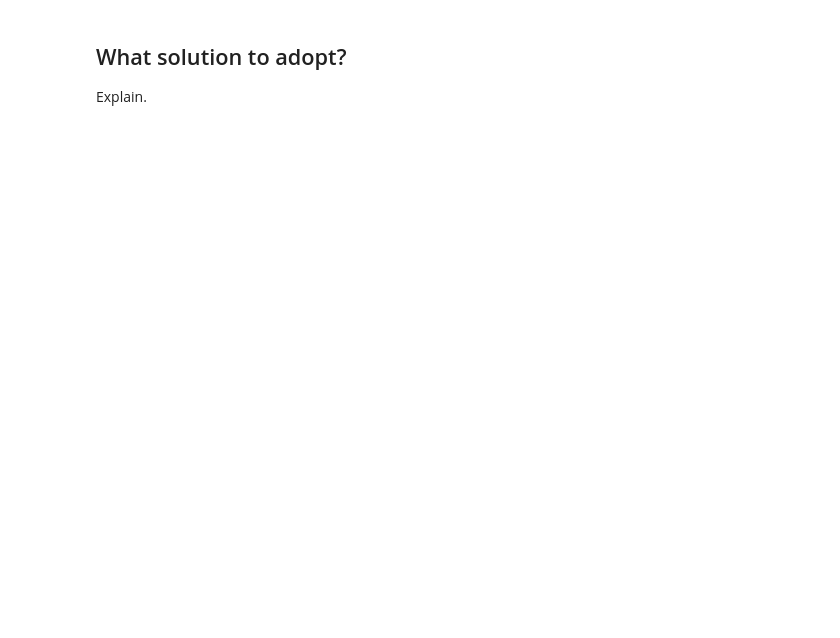
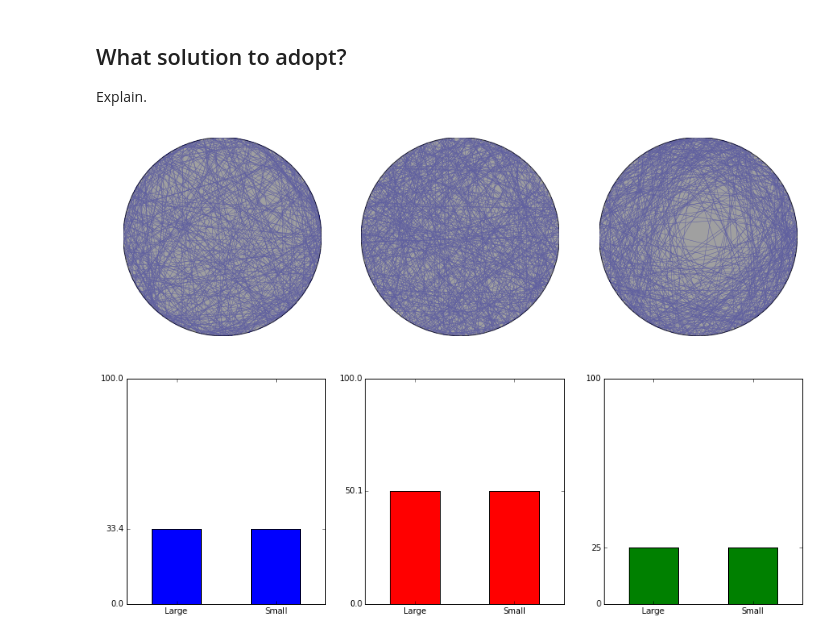
Before and after one commit to mmathioudakis/probability_playground, a Jupyter notebook: probability_playground.ipynb, the cells around one changed output. Drawn from its saved outputs; the diff is of its cells as text; code cells hidden in the pictures; blank space fills up the shorter version.

```diff
--- a/probability_playground.ipynb
+++ b/probability_playground.ipynb
@@ -455,0 +439,74 @@ print("{0:.2f}, {1:.2f}, {2:.2f}".format(sol_A_small, sol_B_small, sol_C_small))
+# %%
+# small circle
+r = 1. # radius
+c = np.array([0.0, 0.0]) # center
+
+# solution A
+sol_A_small_lengths = get_small_lengths(c, r, sol_A_coord_a, sol_A_coord_b)
+sol_B_small_lengths = get_small_lengths(c, r, sol_B_coord_a, sol_B_coord_b)
+sol_C_small_lengths = get_small_lengths(c, r, sol_C_coord_a, sol_C_coord_b)
+
+small_triangle_edge_length = get_triangle_side_length(r)
+
+sol_A_small_pct = 100 * sum(sol_A_small_lengths > small_triangle_edge_length) / len(sol_A_small_lengths)
+sol_B_small_pct = 100 * sum(sol_B_small_lengths > small_triangle_edge_length) / len(sol_B_small_lengths)
+sol_C_small_pct = 100 * sum(sol_C_small_lengths > small_triangle_edge_length) / len(sol_C_small_lengths)
+
+
+# plot
+fig, ax = plt.subplots(1, 3, figsize = (15, 5))
+
+chords_A = [patches.PathPatch(patches.Path([sol_A_coord_a[i], sol_A_coord_b[i]],
+            [patches.Path.MOVETO, patches.Path.LINETO]), edgecolor = "blue",
+            lw = 0.5, fill = False) for i in range(M)]
+ax[0].set(xlim = (-R, R), ylim = (-R, R), aspect = 1.)
+for chord in chords_A:
+    _tmp = ax[0].add_patch(chord)
+circle = patches.Circle(c, r, ec = 'black', fc = "grey", alpha = 0.75)
+ax[0].add_patch(circle)
+_tmp = ax[0].axis('off')
+
+
+chords_B = [patches.PathPatch(patches.Path([sol_B_coord_a[i], sol_B_coord_b[i]],
+            [patches.Path.MOVETO, patches.Path.LINETO]), edgecolor = "blue",
+            lw = 0.5, fill = False) for i in range(M)]
+ax[1].set(xlim = (-R, R), ylim = (-R, R), aspect = 1.)
+for chord in chords_B:
+    _tmp = ax[1].add_patch(chord)
+circle = patches.Circle(c, r, ec = 'black', fc = "grey", alpha = 0.75)
+ax[1].add_patch(circle)
+_tmp = ax[1].axis('off')
+
+chords_C = [patches.PathPatch(patches.Path([sol_C_coord_a[i], sol_C_coord_b[i]],
+            [patches.Path.MOVETO, patches.Path.LINETO]), edgecolor = "blue",
+            lw = 0.5, fill = False) for i in range(M)]
+ax[2].set(xlim = (-R, R), ylim = (-R, R), aspect = 1.)
+for chord in chords_C:
+    _tmp = ax[2].add_patch(chord)
+circle = patches.Circle(c, r, ec = 'black', fc = "grey", alpha = 0.75)
+ax[2].add_patch(circle)
+_tmp = ax[2].axis('off')
+
+
+fig, ax = plt.subplots(1, 3, figsize = (15, 5))
+
+_tmp = ax[0].set(xlim = (-0.5, 1.5), ylim = (0,100), xticks = [0, 1],
+                 xticklabels = ['Large', 'Small'],
+                 yticks = [0, solution_A_pct, 100])
+_tmp = ax[0].bar([0, 1], [solution_A_pct, sol_A_small_pct], width = 0.5,
+                align = 'center', color = "blue")
+
+_tmp = ax[1].set(xlim = (-0.5, 1.5), ylim = (0,100), xticks = [0, 1],
+                 xticklabels = ['Large', 'Small'],
+                 yticks = [0, solution_B_pct, 100])
+_tmp = ax[1].bar([0, 1], [solution_B_pct, sol_B_small_pct], width = 0.5,
+                align = 'center', color = "red")
+
+_tmp = ax[2].set(xlim = (-0.5, 1.5), ylim = (0,100), xticks = [0, 1],
+                 xticklabels = ['Large', 'Small'],
+                 yticks = [0, solution_C_pct, 100])
+_tmp = ax[2].bar([0, 1], [solution_C_pct, sol_C_small_pct], width = 0.5,
+                align = 'center', color = "green")
+# %% [output]
+[figure, added]
+[figure, added]
```
Also changed, not shown: parts of 5 cells of this notebook.
